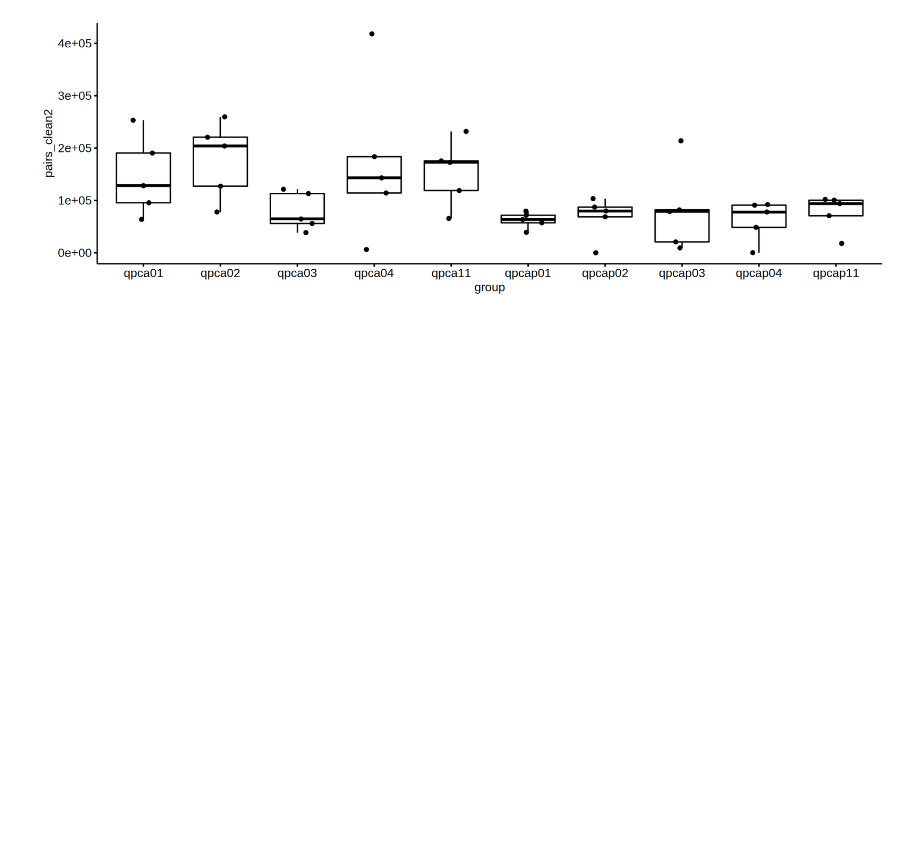
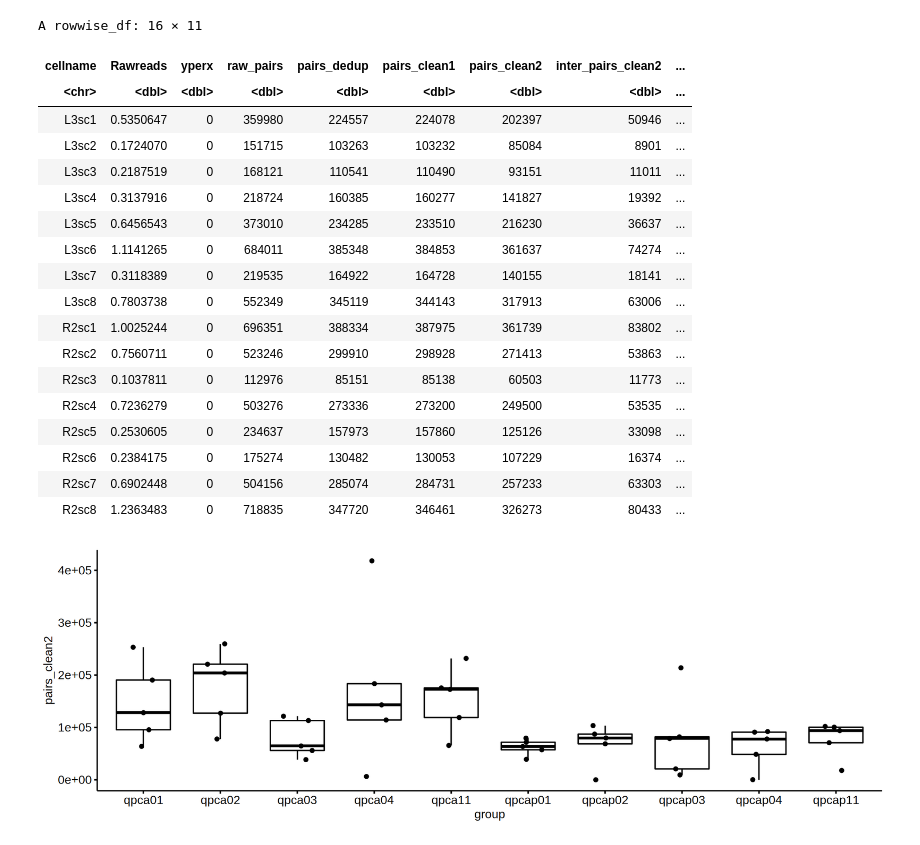
Before and after one commit to skelviper/Dip_C_snakemake, a Jupyter notebook: stat.ipynb, the cells around one changed output. Drawn from its saved outputs; the diff is of its cells as text; code cells hidden in the pictures; blank space fills up the shorter version.

```diff
--- a/stat.ipynb
+++ b/stat.ipynb
@@ -56,3 +55,25 @@ cols(
+# %%
+stat
+# %% [output]
+A rowwise_df: 16 × 11
+| cellname | Rawreads | yperx | raw_pairs | pairs_dedup | pairs_clean1 | pairs_clean2 | inter_pairs_clean2 | ... |
+| <chr> | <dbl> | <dbl> | <dbl> | <dbl> | <dbl> | <dbl> | <dbl> | ... |
+| L3sc1 | 0.5350647 | 0 | 359980 | 224557 | 224078 | 202397 | 50946 | ... |
+| L3sc2 | 0.1724070 | 0 | 151715 | 103263 | 103232 | 85084 | 8901 | ... |
+| L3sc3 | 0.2187519 | 0 | 168121 | 110541 | 110490 | 93151 | 11011 | ... |
+| L3sc4 | 0.3137916 | 0 | 218724 | 160385 | 160277 | 141827 | 19392 | ... |
+| L3sc5 | 0.6456543 | 0 | 373010 | 234285 | 233510 | 216230 | 36637 | ... |
+| L3sc6 | 1.1141265 | 0 | 684011 | 385348 | 384853 | 361637 | 74274 | ... |
+| L3sc7 | 0.3118389 | 0 | 219535 | 164922 | 164728 | 140155 | 18141 | ... |
+| L3sc8 | 0.7803738 | 0 | 552349 | 345119 | 344143 | 317913 | 63006 | ... |
+| R2sc1 | 1.0025244 | 0 | 696351 | 388334 | 387975 | 361739 | 83802 | ... |
+| R2sc2 | 0.7560711 | 0 | 523246 | 299910 | 298928 | 271413 | 53863 | ... |
+| R2sc3 | 0.1037811 | 0 | 112976 | 85151 | 85138 | 60503 | 11773 | ... |
+| R2sc4 | 0.7236279 | 0 | 503276 | 273336 | 273200 | 249500 | 53535 | ... |
+| R2sc5 | 0.2530605 | 0 | 234637 | 157973 | 157860 | 125126 | 33098 | ... |
+| R2sc6 | 0.2384175 | 0 | 175274 | 130482 | 130053 | 107229 | 16374 | ... |
+| R2sc7 | 0.6902448 | 0 | 504156 | 285074 | 284731 | 257233 | 63303 | ... |
+| R2sc8 | 1.2363483 | 0 | 718835 | 347720 | 346461 | 326273 | 80433 | ... |
 # %%
 options(repr.plot.width = 12,repr.plot.height=4,repr.plot.res = 200)
 stat %>% mutate(group = str_extract(cellname,pattern = "[a-z]+[0-9]{2}")) %>% ggboxplot(x="group",y="pairs_clean2",add = "jitter")
```
Also changed, not shown: parts of 1 cell of this notebook, 2 other files.
